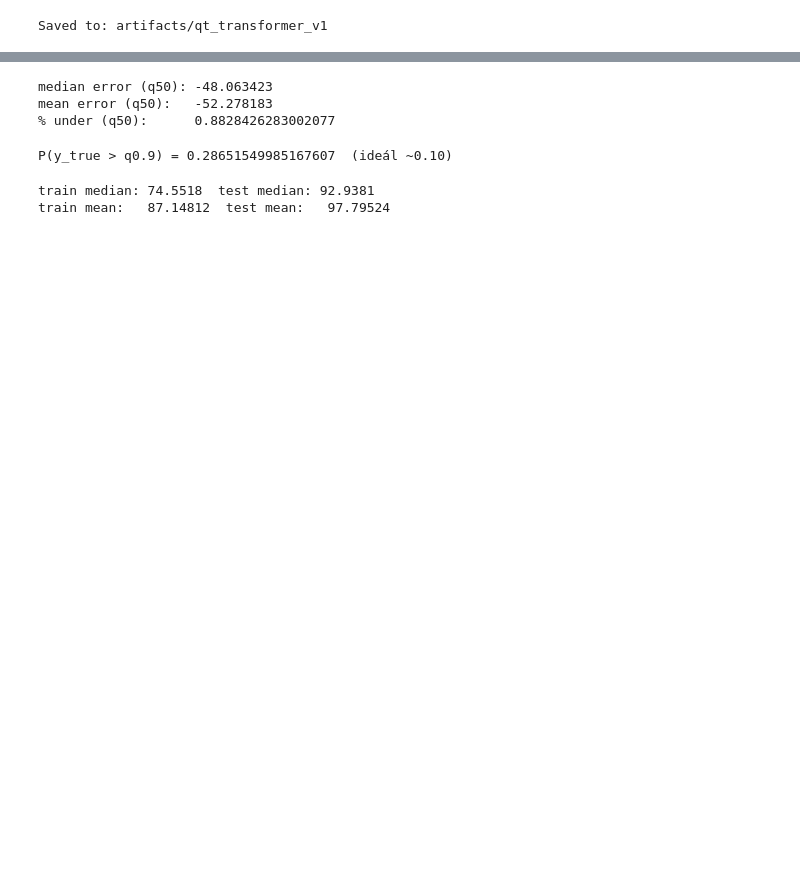
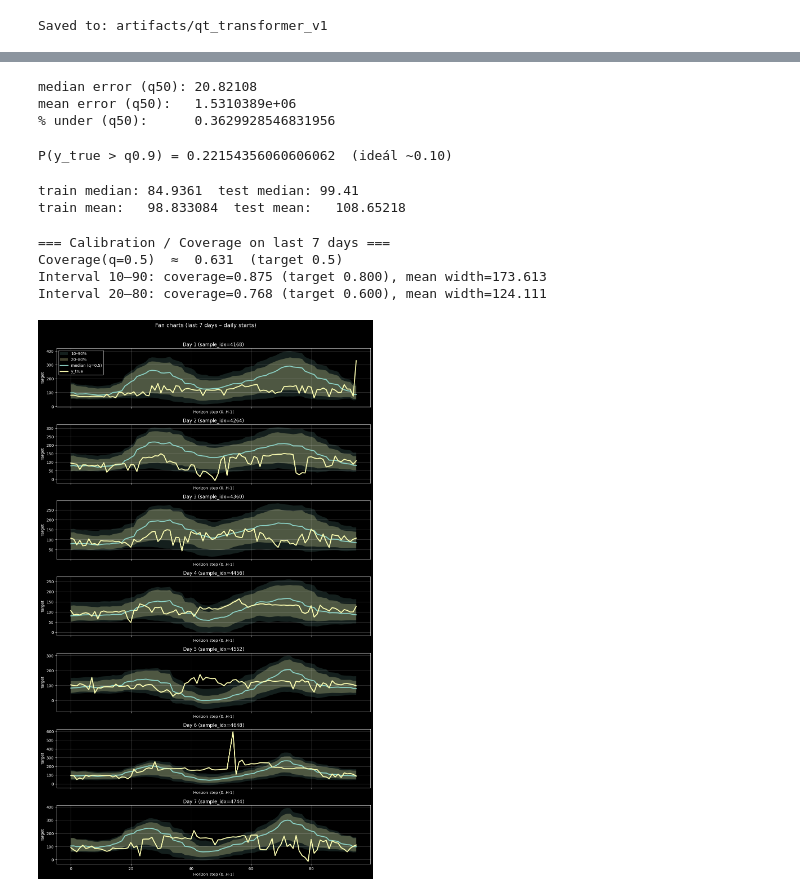
Before and after one commit to RezoMR/transformer, a Jupyter notebook: Training.ipynb, the cells around one changed output, grey strips where cells are left out. Cells and saved outputs as stored; diff of their text form; code cells hidden in the pictures; blank space fills up the shorter version.

```diff
--- a/Training.ipynb
+++ b/Training.ipynb
@@ -502,8 +504,8 @@ def test_bias_summary(model, prepared, device, q=0.5):
 
         # inverse scale
         if y_scaler is not None:
-            yhat = inverse_scale_y(yhat, y_scaler)
-            yt   = inverse_scale_y(yt, y_scaler)
+            yhat = _inverse_scale_y(yhat, y_scaler)
+            yt   = _inverse_scale_y(yt, y_scaler)
 
         diffs.append((yhat - yt).reshape(-1))
 
@@ -514,9 +516,9 @@ def test_bias_summary(model, prepared, device, q=0.5):
 
 test_bias_summary(model, prepared, device, q=0.5)
 # %% [output]
-median error (q50): -48.063423
-mean error (q50):   -52.278183
-% under (q50):      0.8828426283002077
+median error (q50): 20.82108
+mean error (q50):   1.5310389e+06
+% under (q50):      0.3629928546831956
 # %%
 @torch.no_grad()
 def coverage_check(model, prepared, device, lo=0.1, hi=0.9):
@@ -545,9 +547,9 @@ def coverage_check(model, prepared, device, lo=0.1, hi=0.9):
         y_hi = yhat_q[..., i_hi]
 
         if y_scaler is not None:
-            yt   = inverse_scale_y(yt, y_scaler)
-            y_lo = inverse_scale_y(y_lo, y_scaler)
-            y_hi = inverse_scale_y(y_hi, y_scaler)
+            yt   = _inverse_scale_y(yt, y_scaler)
+            y_lo = _inverse_scale_y(y_lo, y_scaler)
+            y_hi = _inverse_scale_y(y_hi, y_scaler)
 
         above_hi.append((yt > y_hi).reshape(-1))
 
@@ -556,18 +558,18 @@ def coverage_check(model, prepared, device, lo=0.1, hi=0.9):
 
 coverage_check(model, prepared, device)
 # %% [output]
-P(y_true > q0.9) = 0.28651549985167607  (ideál ~0.10)
+P(y_true > q0.9) = 0.22154356060606062  (ideál ~0.10)
 # %%
 y_scaler = prepared.scalers.get("y", None)
 
 train_y = prepared.arrays["train"]["Y_fut"]
 test_y  = prepared.arrays["test"]["Y_fut"]
 
-train_y = inverse_scale_y(train_y, y_scaler)
-test_y  = inverse_scale_y(test_y, y_scaler)
+train_y = _inverse_scale_y(train_y, y_scaler)
+test_y  = _inverse_scale_y(test_y, y_scaler)
 
 print("train median:", np.median(train_y), " test median:", np.median(test_y))
 print("train mean:  ", np.mean(train_y),   " test mean:  ", np.mean(test_y))
 # %% [output]
-train median: 74.5518  test median: 92.9381
-train mean:   87.14812  test mean:   97.79524
+train median: 84.9361  test median: 99.41
+train mean:   98.833084  test mean:   108.65218
@@ -573,0 +761,16 @@ train mean:   87.14812  test mean:   97.79524
+# %%
+yhats7, ytrue7, metrics = predict_and_plot_last_7_days(
+    model=model,
+    prepared=prepared,
+    device=device,
+    split="test",
+    days=7,
+    steps_per_day=96,
+    suptitle="Fan charts (last 7 days – daily starts)",
+)
+# %% [output]
+=== Calibration / Coverage on last 7 days ===
+Coverage(q=0.5)  ≈  0.631  (target 0.5)
+Interval 10–90: coverage=0.875 (target 0.800), mean width=173.613
+Interval 20–80: coverage=0.768 (target 0.600), mean width=124.111
+[figure, added]
```
Also changed, not shown: parts of 11 cells of this notebook, 7 other files.
